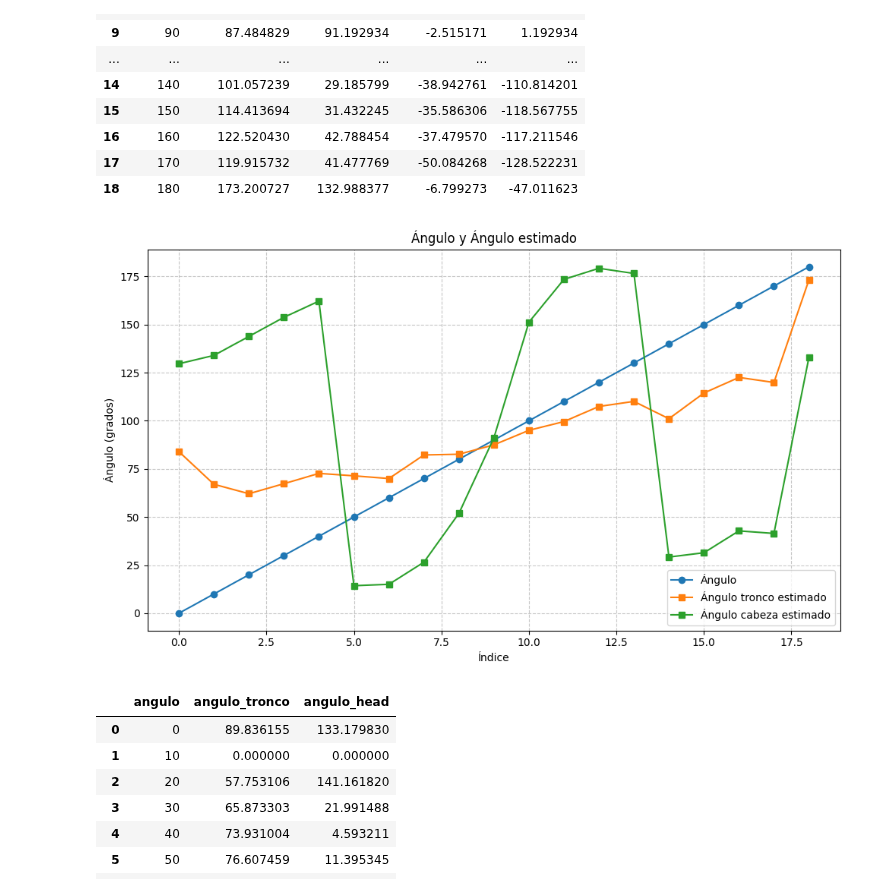
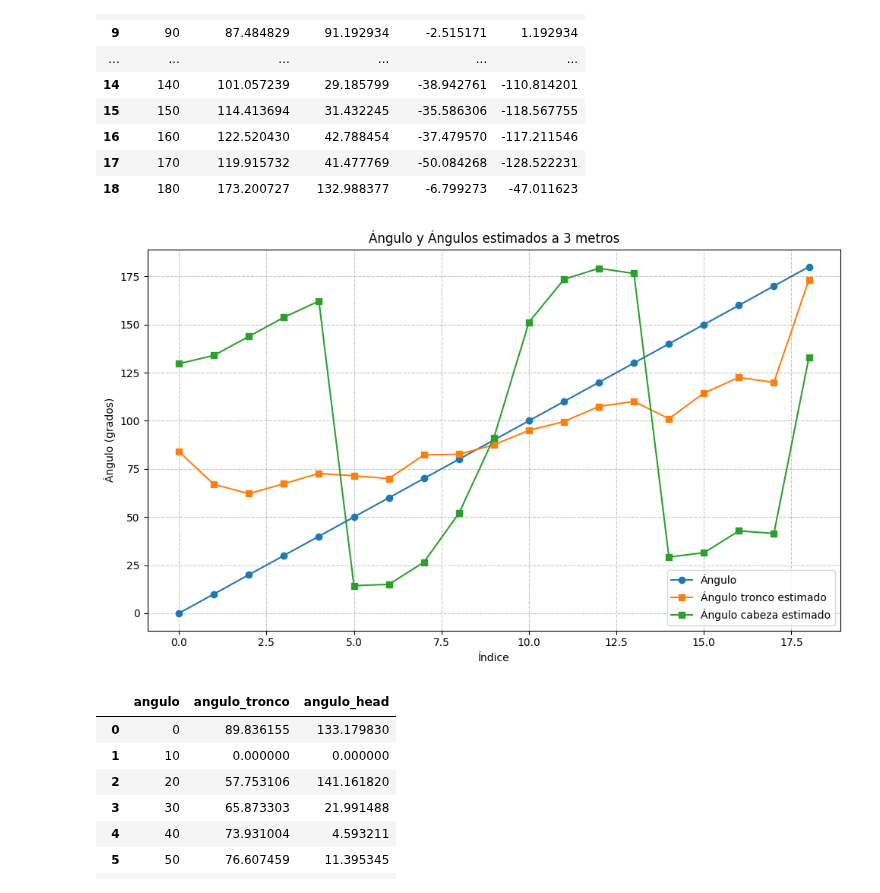
Before and after one commit to stevenaraujo98/integracion_pcl, a Jupyter notebook: get_res.ipynb, the cells around one changed output. Saved outputs shown, nothing was run; the diff lists cells and outputs as text; code cells hidden in the pictures.

```diff
--- a/get_res.ipynb
+++ b/get_res.ipynb
@@ -834,29 +834,29 @@ df_orientaciones_cabeza_300
 # %%
 # Crear la figura y los ejes
 fig, ax = plt.subplots(figsize=(10, 6))
 
 # Graficar ambas líneas
 ax.plot(df_orientaciones_cabeza_300.index, df_orientaciones_cabeza_300["angulo"].astype(int), label='Ángulo', marker='o')
 ax.plot(df_orientaciones_cabeza_300.index, df_orientaciones_cabeza_300["angulo_tronco"], label='Ángulo tronco estimado', marker='s')
 ax.plot(df_orientaciones_cabeza_300.index, df_orientaciones_cabeza_300["angulo_head"], label='Ángulo cabeza estimado', marker='s')
 
 
 # Configurar el título y las etiquetas de los ejes
-ax.set_title('Ángulo y Ángulo estimado')
+ax.set_title('Ángulo y Ángulos estimados a 3 metros')
 ax.set_xlabel('Índice')
 ax.set_ylabel('Ángulo (grados)')
 
 # Añadir una leyenda
 ax.legend()
 
 # Añadir una cuadrícula para mejor lectura
 ax.grid(True, linestyle='--', alpha=0.7)
 
 # Ajustar el diseño y mostrar la gráfica
 plt.tight_layout()
 plt.show()
 # %% [output]
-[figure, old version]
+[figure, new version]
 # %%
 df_orientaciones_cabeza_400
 # %% [output]
```
Also changed, not shown: parts of 5 cells of this notebook, 2 other files.
